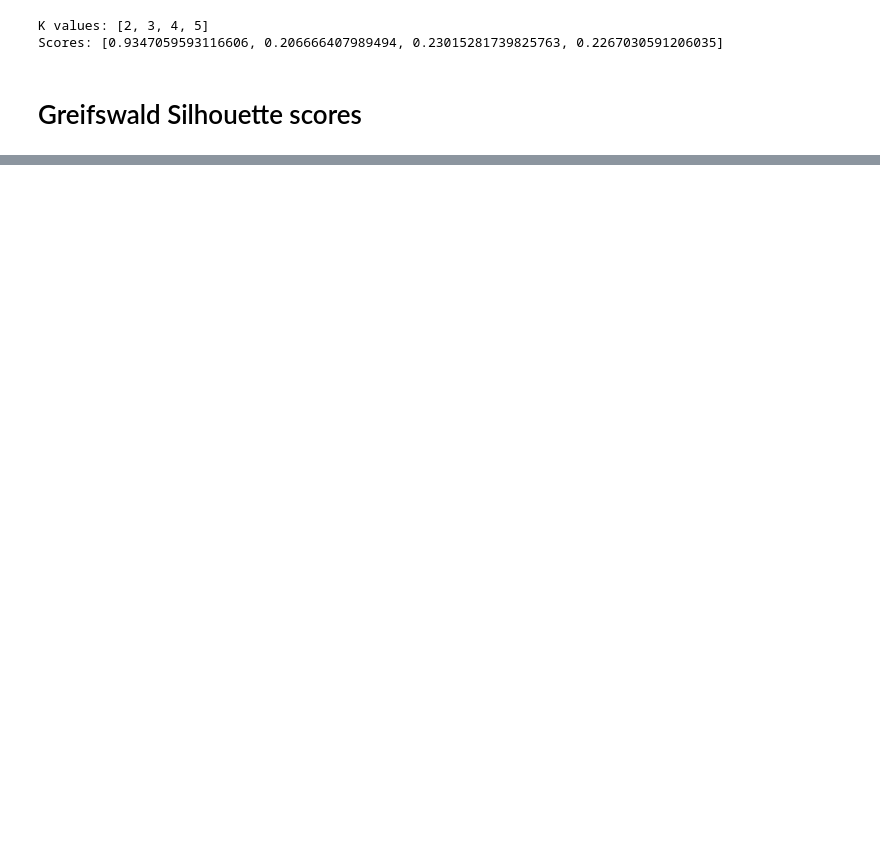
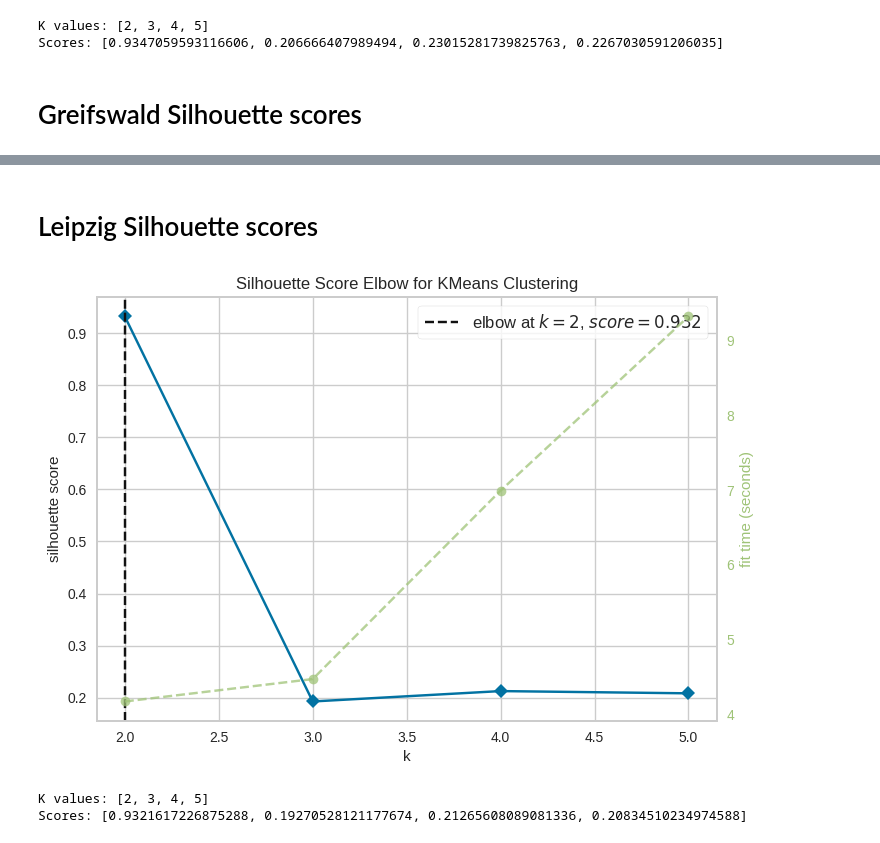
Before and after one commit to RossBrinkerhoff/Springboard_Brinkerhoff, a Jupyter notebook: Capstone_3/notebooks/02_rb_EDA_KMeans_Sillouette_scores.ipynb, the cells around one changed output, grey strips where cells are left out. Cells and saved outputs as stored; diff of their text form; code cells hidden in the pictures; blank space fills up the shorter version.

```diff
--- a/Capstone_3/notebooks/02_rb_EDA_KMeans_Sillouette_scores.ipynb
+++ b/Capstone_3/notebooks/02_rb_EDA_KMeans_Sillouette_scores.ipynb
@@ -193,0 +198,2 @@ Thu Jul 11 14:29:38 2024
+# %%
+leipzig_full_data_df = pd.read_csv('data/processed/leipzig_full_data.csv', index_col=0)
@@ -193,0 +211,4 @@ Thu Jul 11 14:29:38 2024
+# %%
+cols_to_drop = ['Id','Diagnosis','Center','Set','Time','SecToIcu','CRP','PCT','HrsToIcu', 'Label']
+
+leipzig_full_data_num = leipzig_full_data_df.drop(columns = cols_to_drop)
@@ -193,0 +226,2 @@ Thu Jul 11 14:29:38 2024
+# %%
+leipzig_full_data_num_encoded = pd.get_dummies(leipzig_full_data_num, columns=['Sex'], prefix=['binary_feature_sex'], drop_first=True)
@@ -193,0 +239,4 @@ Thu Jul 11 14:29:38 2024
+# %%
+leipzip_scaler = RobustScaler()
+
+leipzig_full_data_num_encoded_scaled = leipzip_scaler.fit_transform(leipzig_full_data_num_encoded)
@@ -193,0 +259,22 @@ Thu Jul 11 14:29:38 2024
+# %% [markdown]
+# Leipzig Silhouette scores
+# %%
+model_elbow_leipzig = KMeans(init='k-means++',random_state=42)
+visualizer_elbow_leipzig = KElbowVisualizer(model_elbow_leipzig, k=(2,6), metric = 'silhouette')
+
+# Fit the data to the visualizer and render the figure
+visualizer_elbow_leipzig.fit(leipzig_full_data_num_encoded_scaled)
+visualizer_elbow_leipzig.show();
+# %% [output]
+[figure, added]
+# %%
+# Access the scores for each k
+k_values_leipzig = visualizer_elbow_leipzig.k_values_
+elbow_scores_leipzig = visualizer_elbow_leipzig.k_scores_
+
+# Print or use the scores
+print("K values:", k_values_leipzig)
+print("Scores:", elbow_scores_leipzig)
+# %% [output]
+K values: [2, 3, 4, 5]
+Scores: [0.9321617226875288, 0.19270528121177674, 0.21265608089081336, 0.20834510234974588]
```
Also changed, not shown: parts of 12 cells of this notebook.
